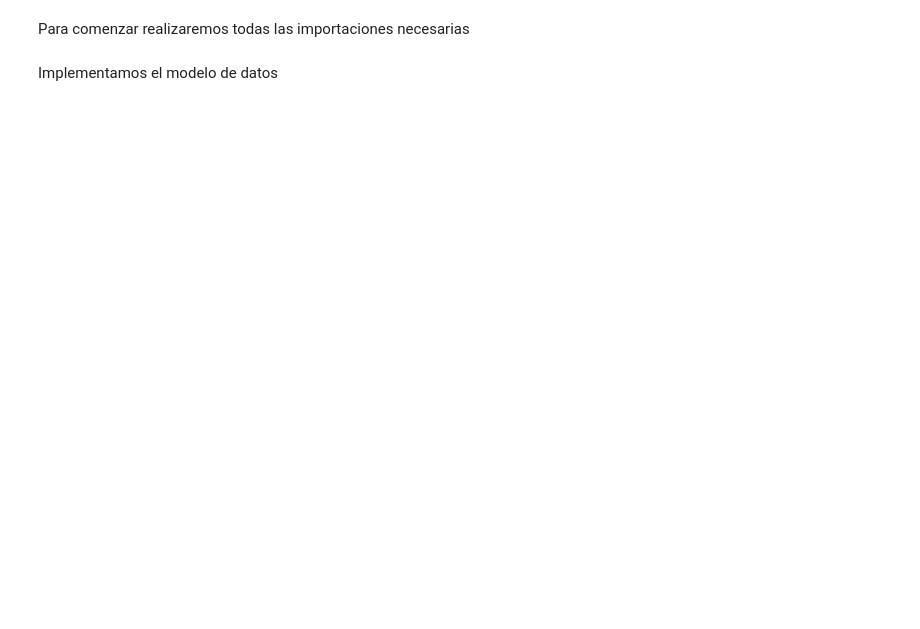
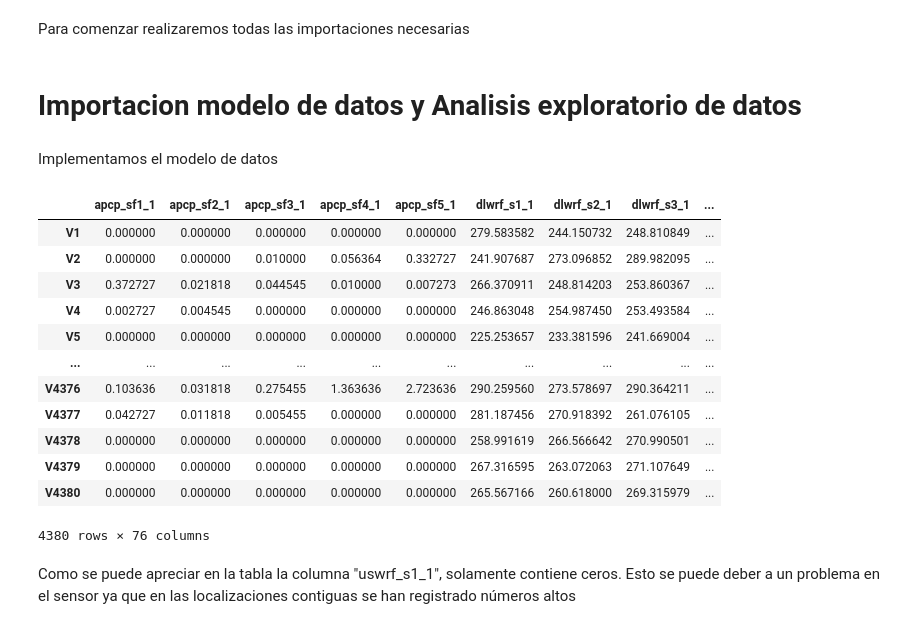
Before and after one commit to cabamarcos/Machine-Learning-Prediccion-de-produccion-electrica-solar, a Jupyter notebook: TrabajoFinalAA.ipynb, the cells around one changed output. Drawn from its saved outputs; the diff is of its cells as text; code cells hidden in the pictures; blank space fills up the shorter version.

```diff
--- a/TrabajoFinalAA.ipynb
+++ b/TrabajoFinalAA.ipynb
@@ -26,6 +29,8 @@ from sklearn.model_selection import train_test_split
 
 #crossval
 from sklearn.model_selection import cross_val_score, KFold
+# %% [markdown]
+# Importacion modelo de datos y Analisis exploratorio de datos
 # %% [markdown]
 Implementamos el modelo de datos
 # %%
@@ -33 +38,20 @@ disp_df = pd.read_csv("disp_st27ns1.txt.bz2", compression="bz2",index_col=0)
 #comp_df = pd.read_csv("comp_st27ns1.txt.bz2",compression="bz2",index_col=0)
+# %%
+pd.options.display.max_rows = 100
+datos
+# %% [output]
+|  | apcp_sf1_1 | apcp_sf2_1 | apcp_sf3_1 | apcp_sf4_1 | apcp_sf5_1 | dlwrf_s1_1 | dlwrf_s2_1 | dlwrf_s3_1 | ... |
+| V1 | 0.000000 | 0.000000 | 0.000000 | 0.000000 | 0.000000 | 279.583582 | 244.150732 | 248.810849 | ... |
+| V2 | 0.000000 | 0.000000 | 0.010000 | 0.056364 | 0.332727 | 241.907687 | 273.096852 | 289.982095 | ... |
+| V3 | 0.372727 | 0.021818 | 0.044545 | 0.010000 | 0.007273 | 266.370911 | 248.814203 | 253.860367 | ... |
+| V4 | 0.002727 | 0.004545 | 0.000000 | 0.000000 | 0.000000 | 246.863048 | 254.987450 | 253.493584 | ... |
+| V5 | 0.000000 | 0.000000 | 0.000000 | 0.000000 | 0.000000 | 225.253657 | 233.381596 | 241.669004 | ... |
+| ... | ... | ... | ... | ... | ... | ... | ... | ... | ... |
+| V4376 | 0.103636 | 0.031818 | 0.275455 | 1.363636 | 2.723636 | 290.259560 | 273.578697 | 290.364211 | ... |
+| V4377 | 0.042727 | 0.011818 | 0.005455 | 0.000000 | 0.000000 | 281.187456 | 270.918392 | 261.076105 | ... |
+| V4378 | 0.000000 | 0.000000 | 0.000000 | 0.000000 | 0.000000 | 258.991619 | 266.566642 | 270.990501 | ... |
+| V4379 | 0.000000 | 0.000000 | 0.000000 | 0.000000 | 0.000000 | 267.316595 | 263.072063 | 271.107649 | ... |
+| V4380 | 0.000000 | 0.000000 | 0.000000 | 0.000000 | 0.000000 | 265.567166 | 260.618000 | 269.315979 | ... |
+4380 rows × 76 columns
+# %% [markdown]
+Como se puede apreciar en la tabla la columna "uswrf_s1_1", solamente contiene ceros. Esto se puede deber a un problema en el sensor ya que en las localizaciones contiguas se han registrado números altos
```
Also changed, not shown: parts of 7 cells of this notebook.
